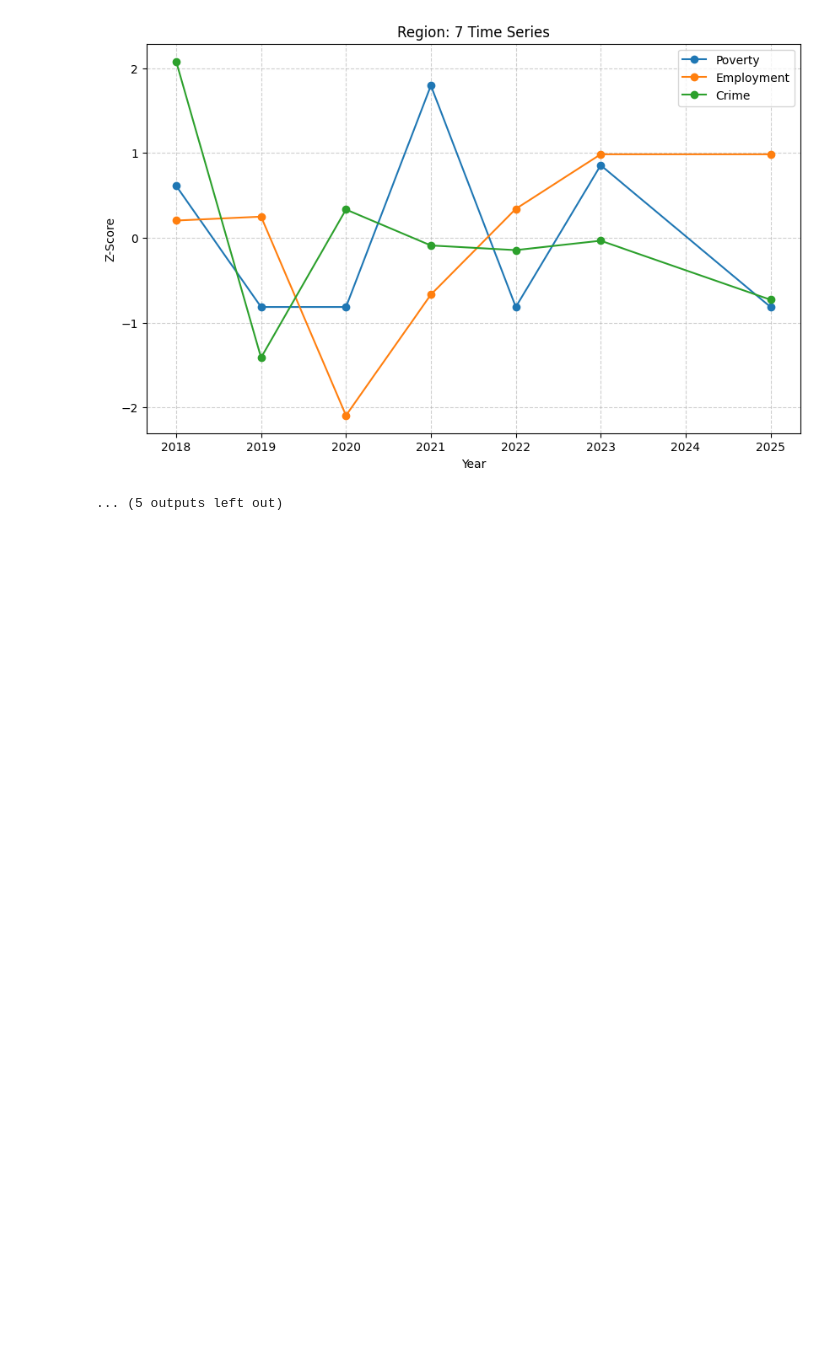
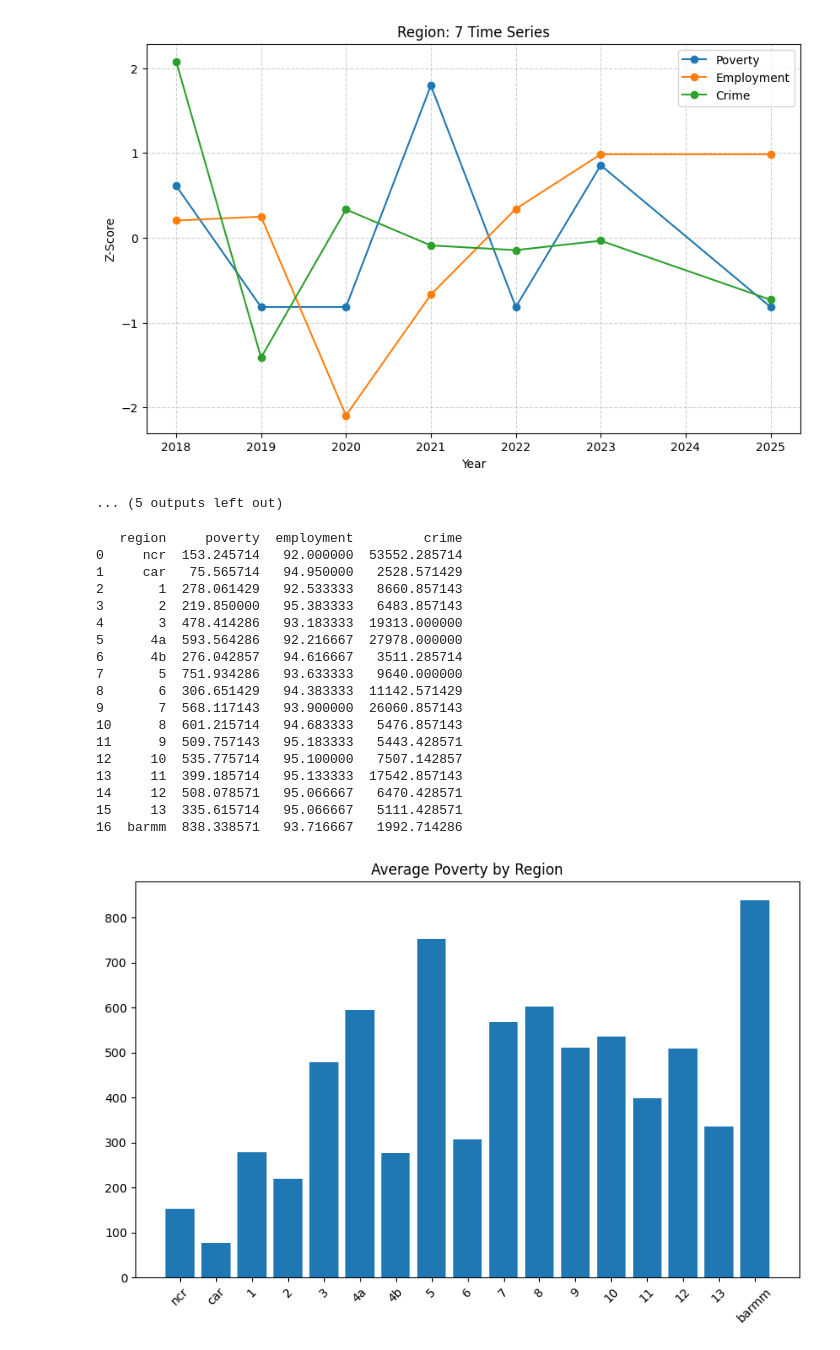
Before and after one commit to RpnAndri/crime-analysis, a Jupyter notebook: rq2.ipynb, the cells around one changed output. Saved outputs shown, nothing was run; the diff lists cells and outputs as text; code cells hidden in the pictures; blank space fills up the shorter version.

Commit message:
add(rq2.ipynb): bar plot comparison per region

```diff
--- a/rq2.ipynb
+++ b/rq2.ipynb
@@ -101,3 +101,77 @@ for region, group in df.groupby("region"):
 [figure]
 [figure]
 ... (5 outputs left out)
+# %%
+import numpy as np
+
+# Bar Chart (Regional Comparison)
+
+region_avg = df.groupby("region")[["poverty", "employment", "crime"]].mean().sort_values("region").reset_index()
+
+region_list = [
+    "ncr",
+    "car",
+    "1",
+    "2",
+    "3",
+    "4a",
+    "4b",
+    "5",
+    "6",
+    "7",
+    "8",
+    "9",
+    "10",
+    "11",
+    "12",
+    "13",
+    "barmm",
+]
+# Sort according to region list
+region_avg["region"] = pd.Categorical(region_avg["region"], categories=region_list, ordered=True)
+region_avg = region_avg.sort_values("region").reset_index(drop=True)
+
+print(region_avg)
+
+
+regions = 17
+x = np.arange(len(region_avg["region"]))
+
+# Poverty Comparison
+plt.figure(figsize=(10, 6))
+plt.bar(range(regions), region_avg["poverty"])
+plt.title("Average Poverty by Region")
+plt.xticks(x, region_avg["region"], rotation=45)
+plt.show()
+
+# Employment Comparison
+plt.bar(range(regions), region_avg["employment"])
+plt.title("Average Employment Rate by Region")
+plt.xticks(x, region_avg["region"], rotation=45)
+plt.show()
+
+# Crime Comparison
+plt.bar(range(regions), region_avg["crime"])
+plt.title("Average Crime by Region")
+plt.xticks(x, region_avg["region"], rotation=45)
+plt.show()
+# %% [output]
+   region     poverty  employment         crime
+0     ncr  153.245714   92.000000  53552.285714
+1     car   75.565714   94.950000   2528.571429
+2       1  278.061429   92.533333   8660.857143
+3       2  219.850000   95.383333   6483.857143
+4       3  478.414286   93.183333  19313.000000
+5      4a  593.564286   92.216667  27978.000000
+6      4b  276.042857   94.616667   3511.285714
+7       5  751.934286   93.633333   9640.000000
+8       6  306.651429   94.383333  11142.571429
+9       7  568.117143   93.900000  26060.857143
+10      8  601.215714   94.683333   5476.857143
+11      9  509.757143   95.183333   5443.428571
+12     10  535.775714   95.100000   7507.142857
+13     11  399.185714   95.133333  17542.857143
+14     12  508.078571   95.066667   6470.428571
+15     13  335.615714   95.066667   5111.428571
+16  barmm  838.338571   93.716667   1992.714286
+[figure, added]
```
Also changed, not shown: parts of 1 cell of this notebook.
